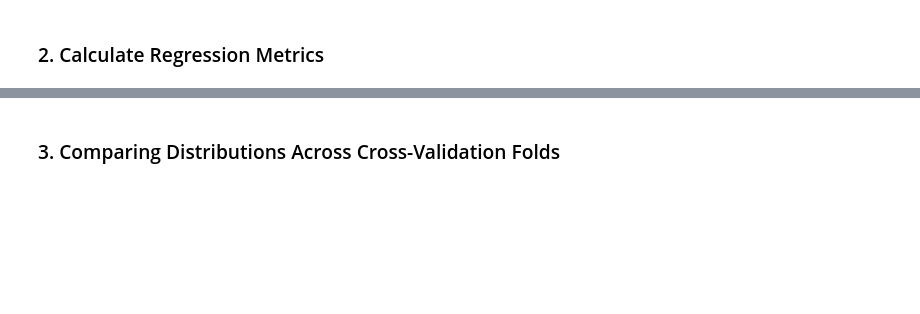
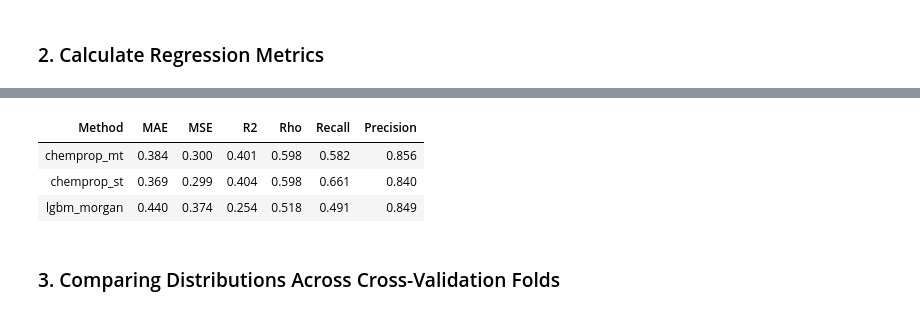
Before and after one commit to polaris-hub/polaris-method-comparison, a Jupyter notebook: ADME_example/supplementary_workflows/ML_Regression_Comparison_nonparametric.ipynb, the cells around one changed output, grey strips where cells are left out. Cells and saved outputs as stored; diff of their text form; code cells hidden in the pictures; blank space fills up the shorter version.

```diff
--- a/ADME_example/supplementary_workflows/ML_Regression_Comparison_nonparametric.ipynb
+++ b/ADME_example/supplementary_workflows/ML_Regression_Comparison_nonparametric.ipynb
@@ -228,3 +51,16 @@ df_scaffold_split = df_metrics.query("split == 'scaffold'").copy()
+# %%
+row_list = []
+for k, v in df_scaffold_split.groupby("method"):
+    row_list.append([k, v.mae.mean(), v.mse.mean(), v.r2.mean(), v.rho.mean(), v.recall.mean(), v.prec.mean()])
+terrible_df = pd.DataFrame(row_list, columns=["Method", "MAE", "MSE", "R2", "Rho", "Recall", "Precision"])
+
+terrible_df.style.hide().format(precision=3).highlight_max(subset=["R2", "Rho", "Recall", "Precision"],
+                                                                  props='font-weight: bold', axis=0)
+# %% [output]
+| Method | MAE | MSE | R2 | Rho | Recall | Precision |
+| chemprop_mt | 0.384 | 0.300 | 0.401 | 0.598 | 0.582 | 0.856 |
+| chemprop_st | 0.369 | 0.299 | 0.404 | 0.598 | 0.661 | 0.840 |
+| lgbm_morgan | 0.440 | 0.374 | 0.254 | 0.518 | 0.491 | 0.849 |
 # %% [markdown]
   ### 3. Comparing Distributions Across Cross-Validation Folds
 # %%
```
Also changed, not shown: parts of 25 cells of this notebook, 8 other files.
